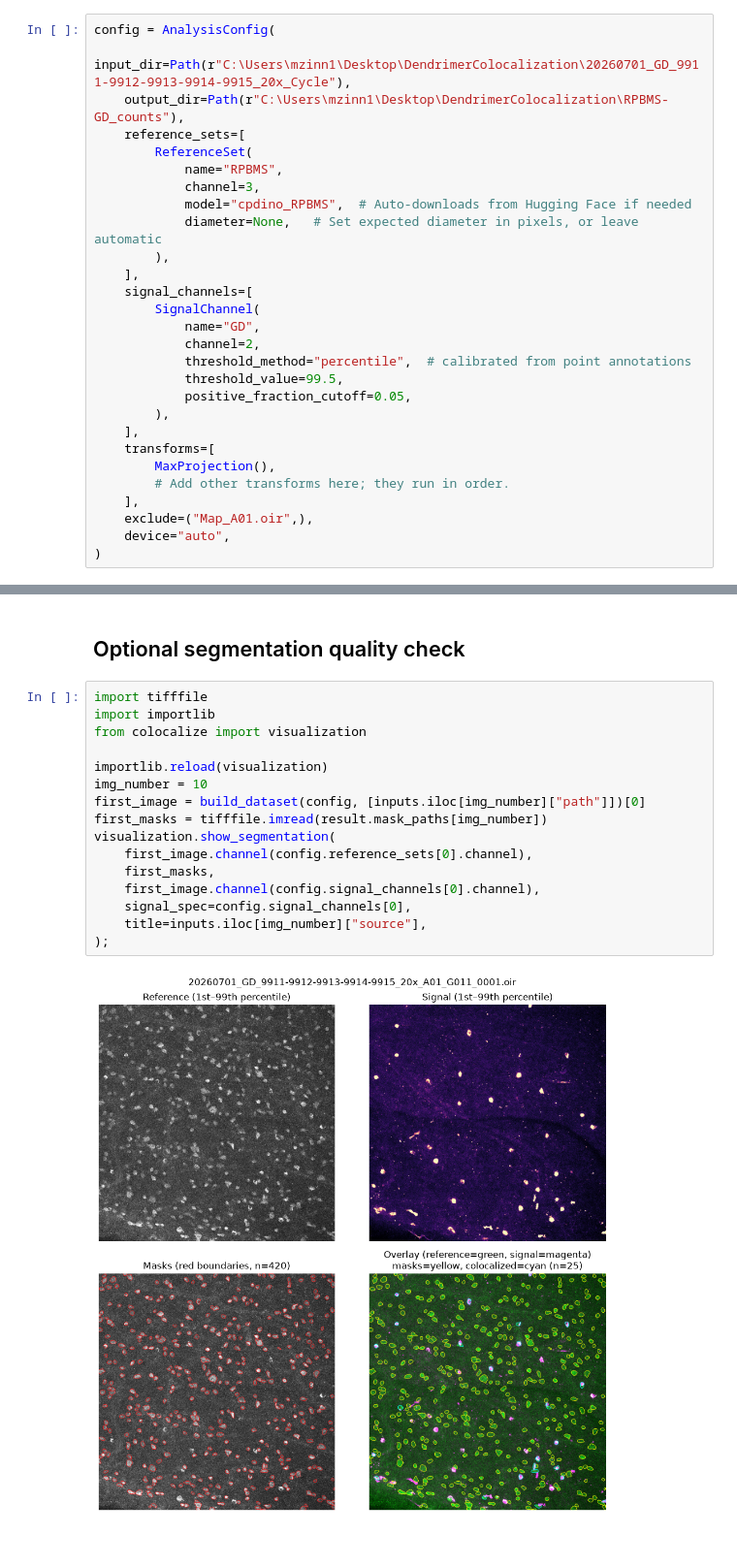
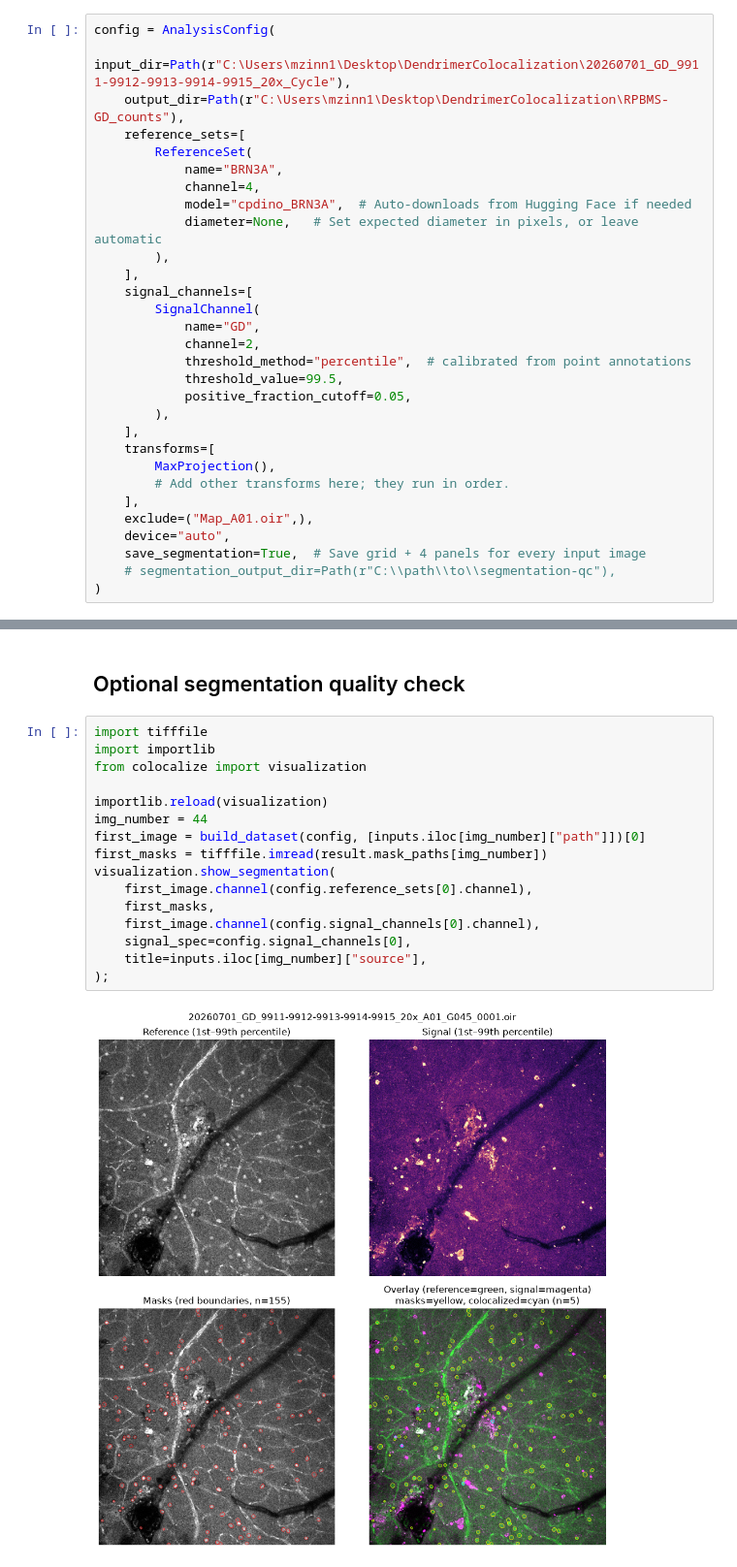
Before and after one commit to EyeResearcher/SignalColocalization, a Jupyter notebook: run_colocalization.ipynb, the cells around one changed output, grey strips where cells are left out. Shown at 97% size. Drawn from its saved outputs; the diff is of its cells as text.

```diff
--- a/run_colocalization.ipynb
+++ b/run_colocalization.ipynb
@@ -28,9 +28,9 @@ config = AnalysisConfig(
     output_dir=Path(r"C:\Users\mzinn1\Desktop\DendrimerColocalization\RPBMS-GD_counts"),
     reference_sets=[
         ReferenceSet(
-            name="RPBMS",
-            channel=3,
-            model="cpdino_RPBMS",  # Auto-downloads from Hugging Face if needed
+            name="BRN3A",
+            channel=4,
+            model="cpdino_BRN3A",  # Auto-downloads from Hugging Face if needed
             diameter=None,   # Set expected diameter in pixels, or leave automatic
         ),
     ],
@@ -49,6 +49,8 @@ config = AnalysisConfig(
     ],
     exclude=("Map_A01.oir",),
     device="auto",
+    save_segmentation=True,  # Save grid + 4 panels for every input image
+    # segmentation_output_dir=Path(r"C:\\path\\to\\segmentation-qc"),
 )
 # %% [markdown]
 ## Verify inputs
@@ -114,18 +116,18 @@ display(result.cells.head())
 # %%
 import tifffile
 import importlib
 from colocalize import visualization
 
 importlib.reload(visualization)
-img_number = 10
+img_number = 44
 first_image = build_dataset(config, [inputs.iloc[img_number]["path"]])[0]
 first_masks = tifffile.imread(result.mask_paths[img_number])
 visualization.show_segmentation(
     first_image.channel(config.reference_sets[0].channel),
     first_masks,
     first_image.channel(config.signal_channels[0].channel),
     signal_spec=config.signal_channels[0],
     title=inputs.iloc[img_number]["source"],
 );
 # %% [output]
-[figure, old version]
+[figure, new version]
```
Also changed, not shown: parts of 1 cell of this notebook, 17 other files.
